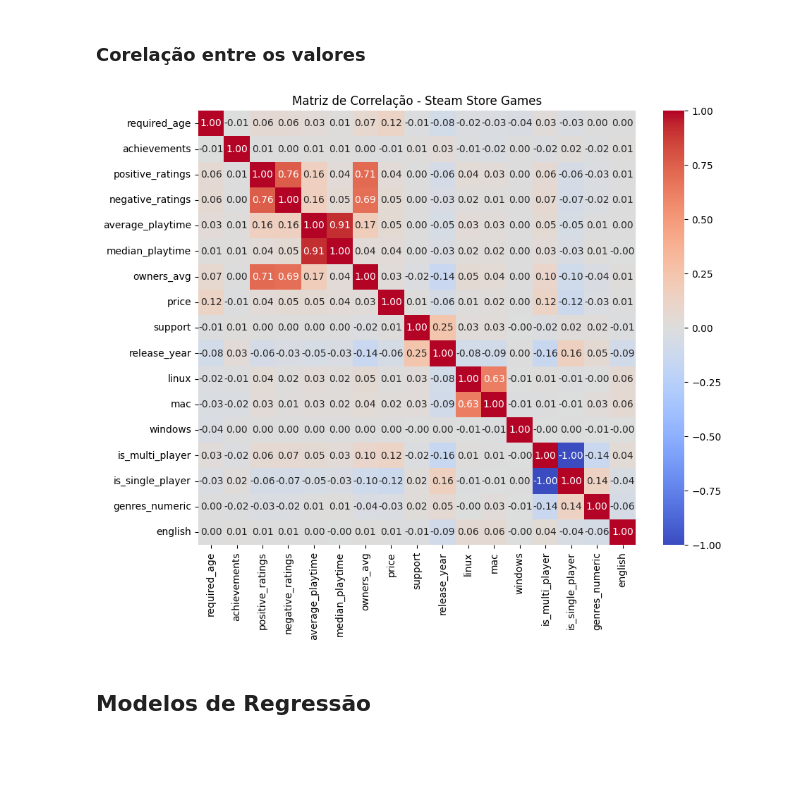
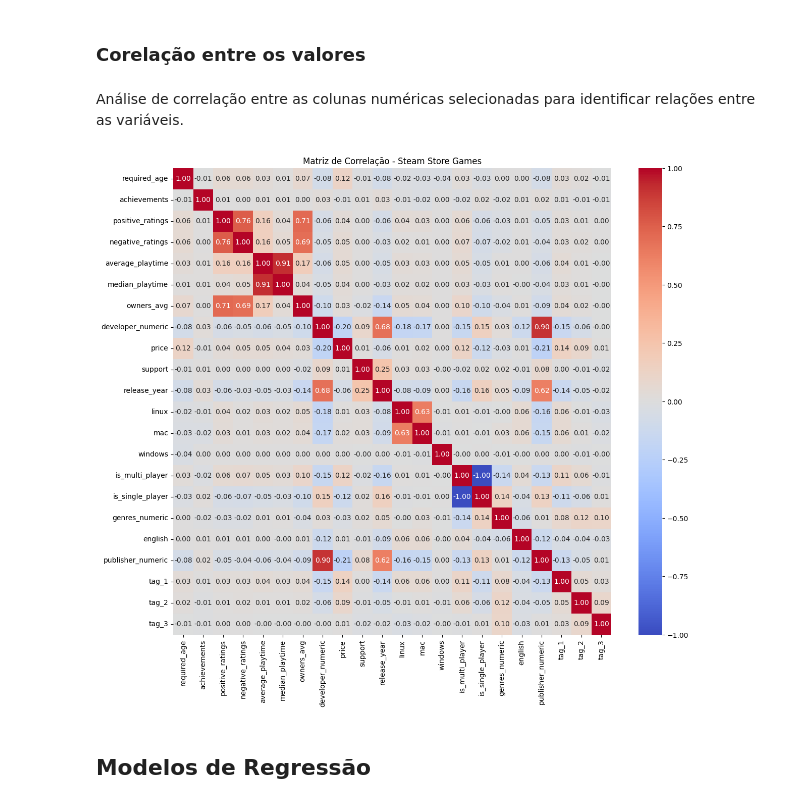
Before and after one commit to pedroogaab/Reconhecimento-de-padroes, a Jupyter notebook: regression.ipynb, the cells around one changed output. Saved outputs shown, nothing was run; the diff lists cells and outputs as text; code cells hidden in the pictures; blank space fills up the shorter version.

Commit message:
Adição das descrições e comentários e ajustes nos modelos de treinamento

```diff
--- a/regression.ipynb
+++ b/regression.ipynb
@@ -492,0 +552,23 @@ Name: count, Length: 14353, dtype: int64
+# %%
+# Dividir as tags em três colunas
+tags_split = df_steam['steamspy_tags'].str.split(';', expand=True)
+df_steam['tag_1'] = tags_split[0]
+df_steam['tag_2'] = tags_split[1]
+df_steam['tag_3'] = tags_split[2]
+# %%
+# Substituição de valores None por 'Unknown'
+df_steam['tag_1'].fillna('Unknown', inplace=True)
+df_steam['tag_2'].fillna('Unknown', inplace=True)
+df_steam['tag_3'].fillna('Unknown', inplace=True)
+# %%
+# Concatenar todas as tags em uma única coluna temporária para codificação
+all_tags = pd.concat([df_steam['tag_1'], df_steam['tag_2'], df_steam['tag_3']], axis=0).unique()
+
+# Criação do LabelEncoder e ajuste com todas as tags únicas
+label_encoder = LabelEncoder()
+label_encoder.fit(all_tags)
+
+# Aplicação da codificação para cada coluna de tags, garantindo que a mesma tag tenha o mesmo código
+df_steam['tag_1'] = label_encoder.transform(df_steam['tag_1'])
+df_steam['tag_2'] = label_encoder.transform(df_steam['tag_2'])
+df_steam['tag_3'] = label_encoder.transform(df_steam['tag_3'])
@@ -594,7 +828,9 @@ df_merged.head()
 # %% [markdown]
 ### Corelação entre os valores
+# %% [markdown]
+Análise de correlação entre as colunas numéricas selecionadas para identificar relações entre as variáveis.
 # %%
-#Colunas numéricas
-numeric_cols = ['required_age', 'achievements', 'positive_ratings', 'negative_ratings', 'average_playtime', 'median_playtime', 'owners_avg',
-                'price', 'support', 'release_year', 'linux', 'mac', 'windows', 'is_multi_player', 'is_single_player', 'genres_numeric', 'english']
+# Seleção das colunas numéricas para análise de correlação
+numeric_cols = ['required_age', 'achievements', 'positive_ratings', 'negative_ratings', 'average_playtime', 'median_playtime', 'owners_avg', 'developer_numeric',
+                'price', 'support', 'release_year', 'linux', 'mac', 'windows', 'is_multi_player', 'is_single_player', 'genres_numeric', 'english', 'publisher_numeric', 'tag_1','tag_2','tag_3']
 # %%
@@ -605,12 +841,12 @@ df_numeric = df_merged[numeric_cols]
 corr_matrix = df_numeric.corr()
 # %%
-# Plot
-plt.figure(figsize=(10, 8))
+# Plotar a matriz de correlação usando um mapa de calor (heatmap)
+plt.figure(figsize=(14, 12))
 sns.heatmap(corr_matrix, annot=True, cmap='coolwarm', fmt='.2f')
 plt.title('Matriz de Correlação - Steam Store Games')
 plt.show()
 # %% [output]
-[figure, old version]
+[figure, new version]
 # %% [markdown]
 ## Modelos de Regressão
 # %% [markdown]
```
Also changed, not shown: parts of 144 cells of this notebook.
